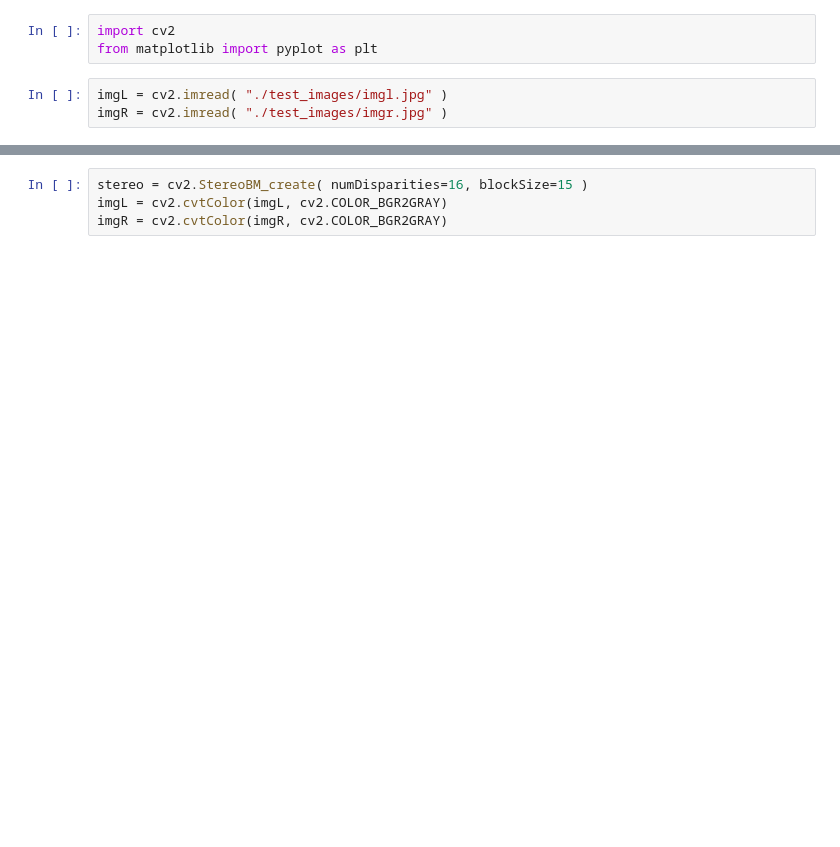
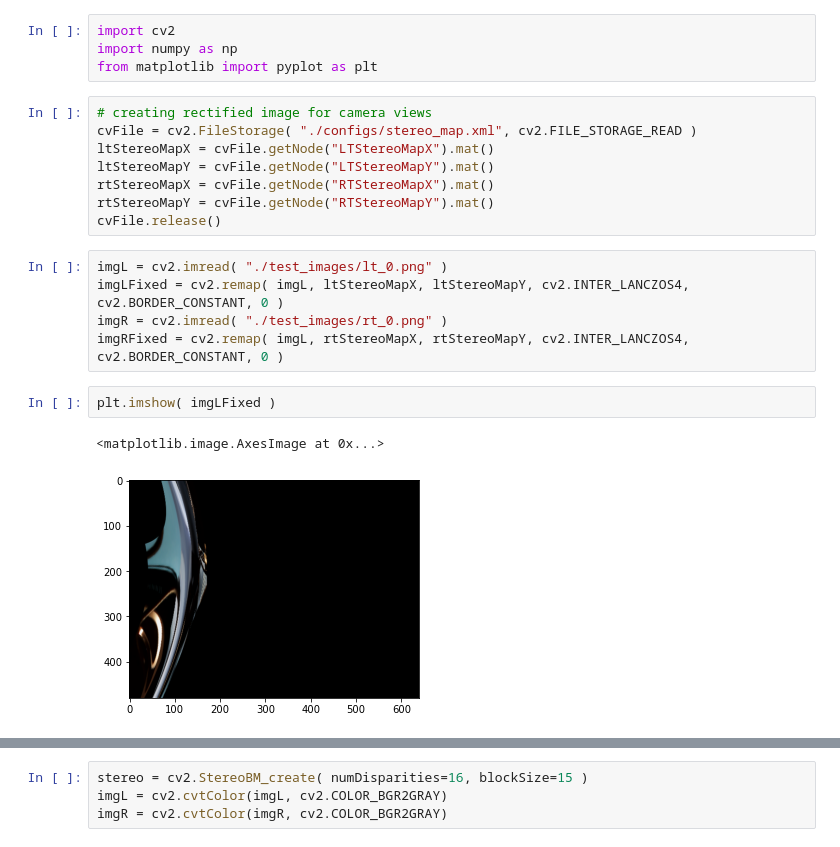
Before and after one commit to ma-he-sh/VisualPerception, a Jupyter notebook: navigation/PerceptionTest.ipynb, the cells around one changed output, grey strips where cells are left out. Cells and saved outputs as stored; diff of their text form; blank space fills up the shorter version.

```diff
--- a/navigation/PerceptionTest.ipynb
+++ b/navigation/PerceptionTest.ipynb
@@ -1,6 +1,22 @@
 # %%
 import cv2
+import numpy as np
 from matplotlib import pyplot as plt
+# %%
+# creating rectified image for camera views
+cvFile = cv2.FileStorage( "./configs/stereo_map.xml", cv2.FILE_STORAGE_READ )
+ltStereoMapX = cvFile.getNode("LTStereoMapX").mat()
+ltStereoMapY = cvFile.getNode("LTStereoMapY").mat()
+rtStereoMapX = cvFile.getNode("RTStereoMapX").mat()
+rtStereoMapY = cvFile.getNode("RTStereoMapY").mat()
+cvFile.release()
 # %%
-imgL = cv2.imread( "./test_images/imgl.jpg" )
-imgR = cv2.imread( "./test_images/imgr.jpg" )
+imgL = cv2.imread( "./test_images/lt_0.png" )
+imgLFixed = cv2.remap( imgL, ltStereoMapX, ltStereoMapY, cv2.INTER_LANCZOS4, cv2.BORDER_CONSTANT, 0 )
+imgR = cv2.imread( "./test_images/rt_0.png" )
+imgRFixed = cv2.remap( imgL, rtStereoMapX, rtStereoMapY, cv2.INTER_LANCZOS4, cv2.BORDER_CONSTANT, 0 )
+# %%
+plt.imshow( imgLFixed )
+# %% [output]
+<matplotlib.image.AxesImage at 0x...>
+[figure, added]
```
Also changed, not shown: parts of 3 cells of this notebook, 6 other files.
